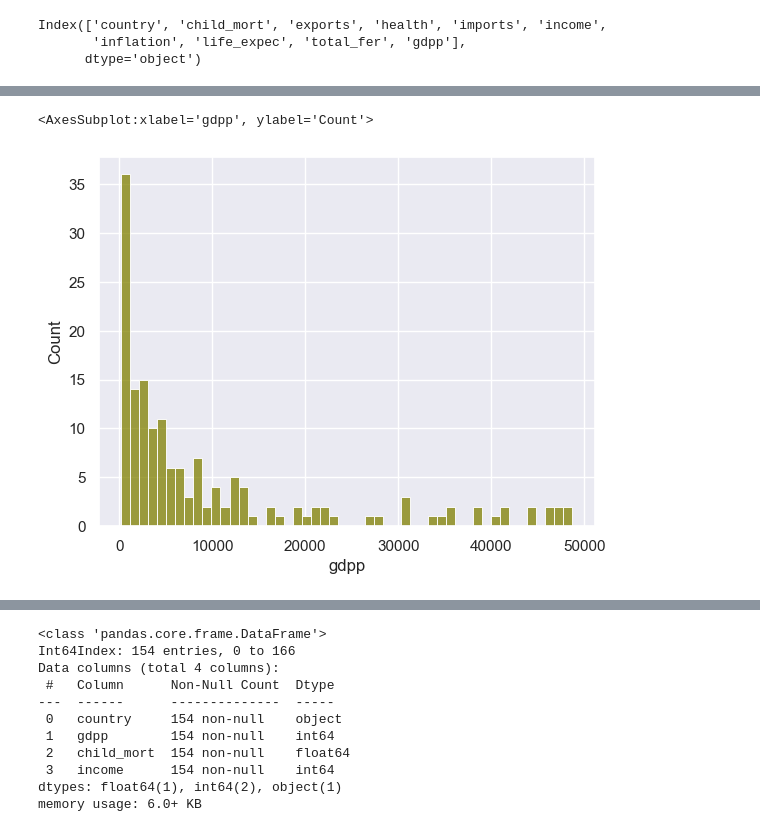
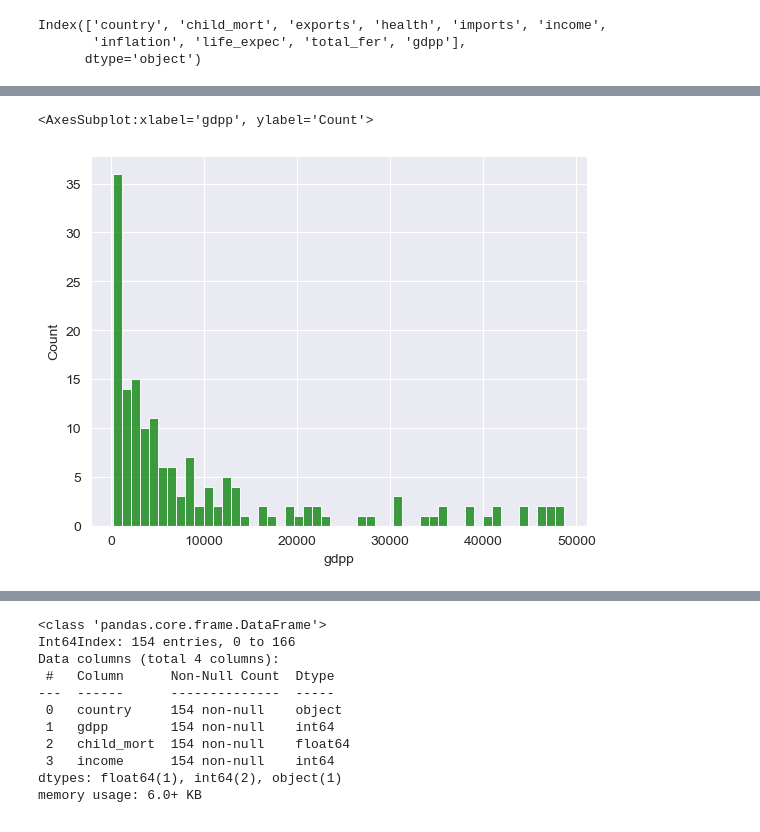
Before and after one commit to AntohaAAA/IAD_Afanasiev, a Jupyter notebook: Lab_4/Lab_4.ipynb, the cells around one changed output, grey strips where cells are left out. Drawn from its saved outputs; the diff is of its cells as text; code cells hidden in the pictures.

```diff
--- a/Lab_4/Lab_4.ipynb
+++ b/Lab_4/Lab_4.ipynb
@@ -176,9 +172,9 @@ sns.boxplot(x=df['health'])
 # %%
 df3 = df[df['gdpp'] < 50000]
-sns.histplot(data=df3, x="gdpp", color="olive", bins = 50)
+sns.histplot(data=df3, x="gdpp", color="green", bins = 50)
 # %% [output]
 <AxesSubplot:xlabel='gdpp', ylabel='Count'>
-[figure, old version]
+[figure, new version]
 # %%
 sns.scatterplot(data = df, x = "child_mort", y = "total_fer")
 sns.rugplot(data = df, x = "child_mort", y = "total_fer")
```
Also changed, not shown: parts of 21 cells of this notebook.
